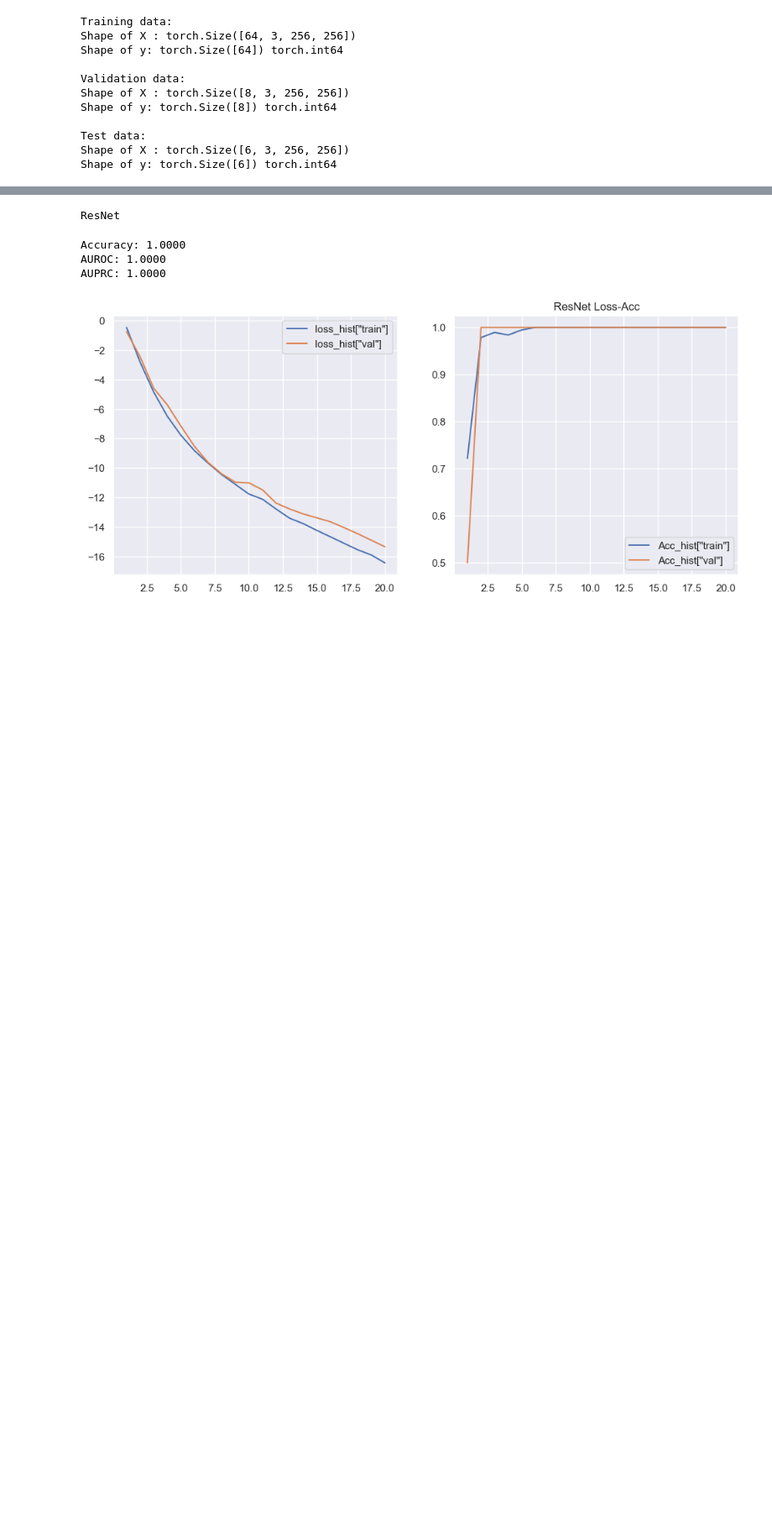
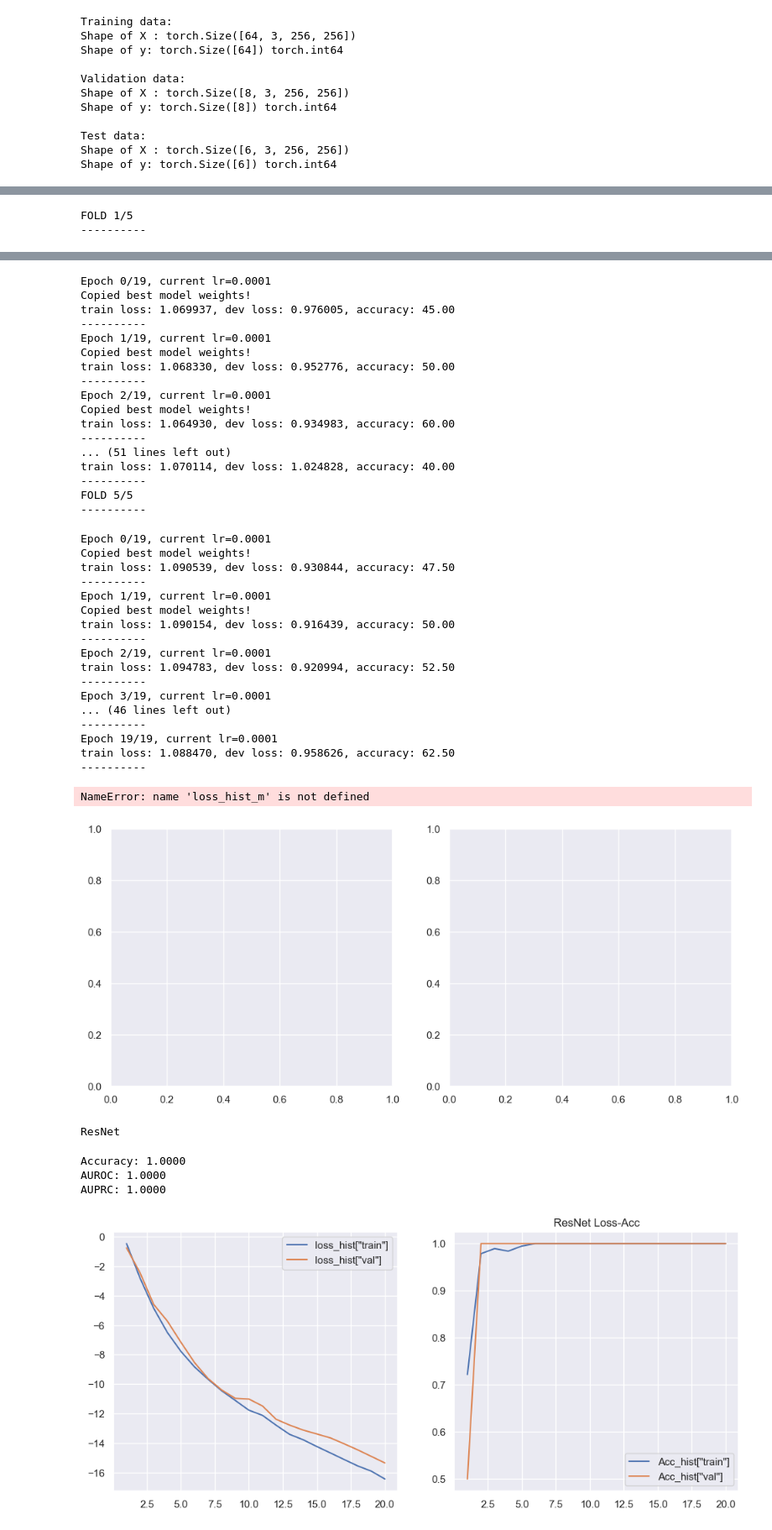
Before and after one commit to kitewatermelon/UWF4DR, a Jupyter notebook: combined.ipynb, the cells around one changed output, grey strips where cells are left out. Shown at 84% size. Cells and saved outputs as stored; diff of their text form; code cells hidden in the pictures; blank space fills up the shorter version.

```diff
--- a/combined.ipynb
+++ b/combined.ipynb
@@ -407,6 +407,8 @@ def create_resnet_model(num_classes, model_name):
         model = torch.hub.load('pytorch/vision:v0.10.0', 'inception_v3', pretrained=True)
     elif model_name == 'googlenet':
         model = torch.hub.load('pytorch/vision:v0.10.0', 'googlenet', pretrained=True)
+    elif model_name == 'se_resnet20':
+        model = torch.hub.load('moskomule/senet.pytorch', 'se_resnet20')
 
     num_features = model.fc.in_features
     model.fc = nn.Linear(num_features, num_classes)
@@ -592,0 +555,39 @@ KeyboardInterrupt:
+# %%
+# 모델 생성
+Retino_model = create_resnet_model(num_classes=2, model_name='resnet18')
+
+if torch.cuda.is_available():
+    device = torch.device('cuda')
+elif torch.backends.mps.is_available():
+    device = torch.device('mps')
+else:
+    device = torch.device('cpu')
+
+
+Retino_model = Retino_model.to(device)
+
+params_train=get_params(EPOCH_34)
+print(Retino_model.__class__.__name__)
+# Model Summary for ResNet
+# summary(Retino_model, input_size=(IMAGE_CHANNEL, IMAGE_SIZE, IMAGE_SIZE), device=device.type)
+# summary(Retino_model, input_size=(3, 299, 299), device=device.type)
+loss_func = nn.NLLLoss(reduction="sum")
+opt = optim.Adam(Retino_model.parameters(), lr=1e-4)
+lr_scheduler = ReduceLROnPlateau(opt, mode='min',factor=0.5, patience=20,verbose=1)
+model,loss_hist_m,metric_hist_m = train_val(Retino_model,params_train)
+
+accuracy, auroc, auprc, all_labels, all_preds, all_probs = evaluate_model(model, test_loader, device)
+torch.save(model.state_dict(), "resnet18/model_weights.pth")
+
+folder_to_zip = 'resnet18'
+
+
+if device == 'mps':
+    output_zip_file = '/Users/kite/Library/CloudStorage/GoogleDrive-parkite576@gmail.com/내 드라이브/연구실 자료 LAB/UWF4DR/resnet18.zip'
+else:
+    output_zip_file = 'resnet18.zip'
+
+zip_folder(folder_to_zip, output_zip_file)
+# %% [output]
+FOLD 1/5
+----------
@@ -593,3 +645,39 @@ KeyboardInterrupt:
+Epoch 0/19, current lr=0.0001
+Copied best model weights!
+train loss: 1.069937, dev loss: 0.976005, accuracy: 45.00
+----------
+Epoch 1/19, current lr=0.0001
+Copied best model weights!
+train loss: 1.068330, dev loss: 0.952776, accuracy: 50.00
+----------
+Epoch 2/19, current lr=0.0001
+Copied best model weights!
+train loss: 1.064930, dev loss: 0.934983, accuracy: 60.00
+----------
+... (51 lines left out)
+train loss: 1.070114, dev loss: 1.024828, accuracy: 40.00
+----------
+FOLD 5/5
+----------
+Epoch 0/19, current lr=0.0001
+Copied best model weights!
+train loss: 1.090539, dev loss: 0.930844, accuracy: 47.50
+----------
+Epoch 1/19, current lr=0.0001
+Copied best model weights!
+train loss: 1.090154, dev loss: 0.916439, accuracy: 50.00
+----------
+Epoch 2/19, current lr=0.0001
+train loss: 1.094783, dev loss: 0.920994, accuracy: 52.50
+----------
+Epoch 3/19, current lr=0.0001
+... (46 lines left out)
+----------
+Epoch 19/19, current lr=0.0001
+train loss: 1.088470, dev loss: 0.958626, accuracy: 62.50
+----------
+NameError: name 'loss_hist_m' is not defined
+[figure, added]
 # %%
 # 모델 생성
 Retino_model = create_resnet_model(num_classes=2, model_name='resnet34')
```
Also changed, not shown: parts of 5 cells of this notebook, 3 other files.
